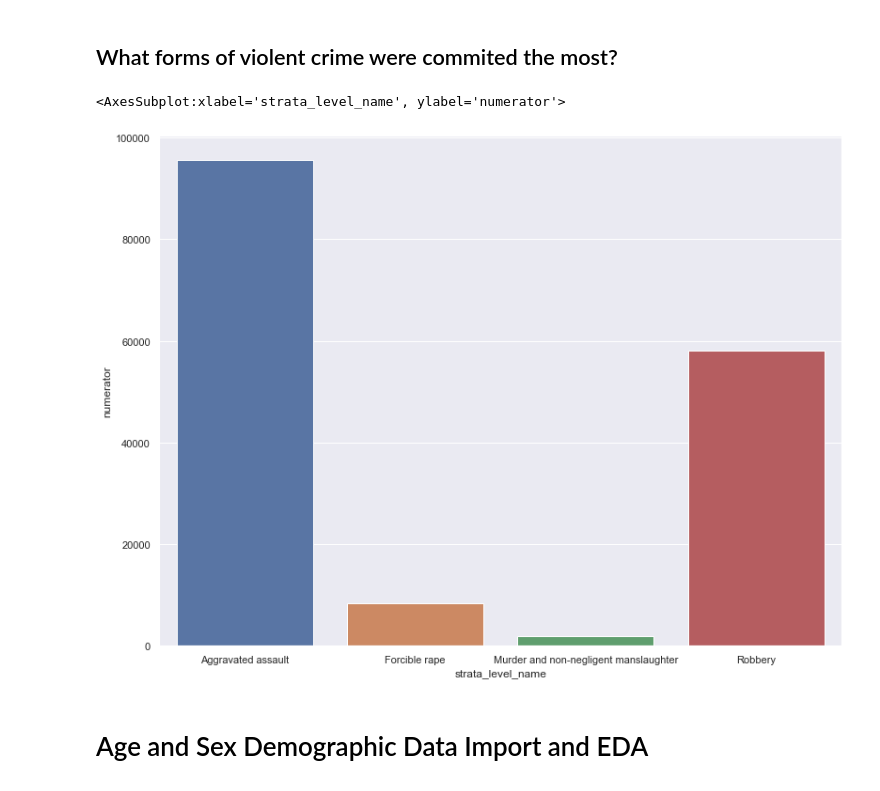
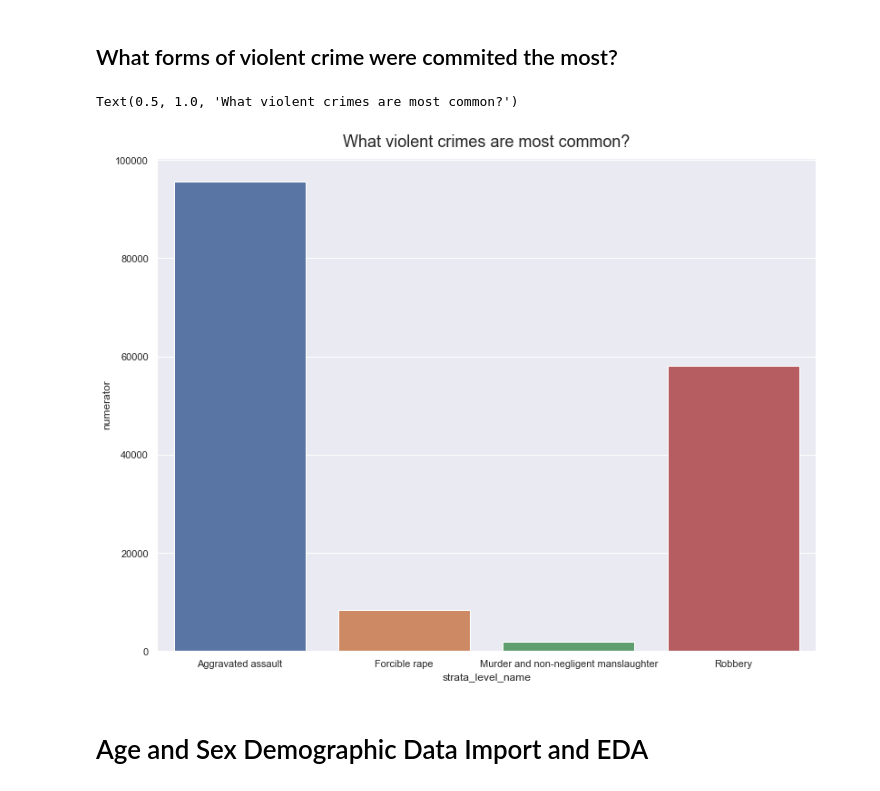
Before and after one commit to jordan-barrett-jm/violent-crime-demographics, a Jupyter notebook: demographics-violent-crime.ipynb, the cells around one changed output. Drawn from its saved outputs; the diff is of its cells as text; code cells hidden in the pictures.

```diff
--- a/demographics-violent-crime.ipynb
+++ b/demographics-violent-crime.ipynb
@@ -107,10 +107,12 @@ vc_categorical.head()
 # %% [markdown]
 ## What forms of violent crime were commited the most?
 # %%
-sns.barplot(x='strata_level_name', y='numerator', data=vc_categorical)
+sns.barplot(x='strata_level_name', y='numerator'
+            , data=vc_categorical).set_title('What violent crimes are most common?'
+                                             , fontdict={'fontsize':18}, pad=12)
 # %% [output]
-<AxesSubplot:xlabel='strata_level_name', ylabel='numerator'>
+Text(0.5, 1.0, 'What violent crimes are most common?')
-[figure, old version]
+[figure, new version]
 # %% [markdown]
 # Age and Sex Demographic Data Import and EDA
 # %% [markdown]
```
Also changed, not shown: parts of 25 cells of this notebook.
